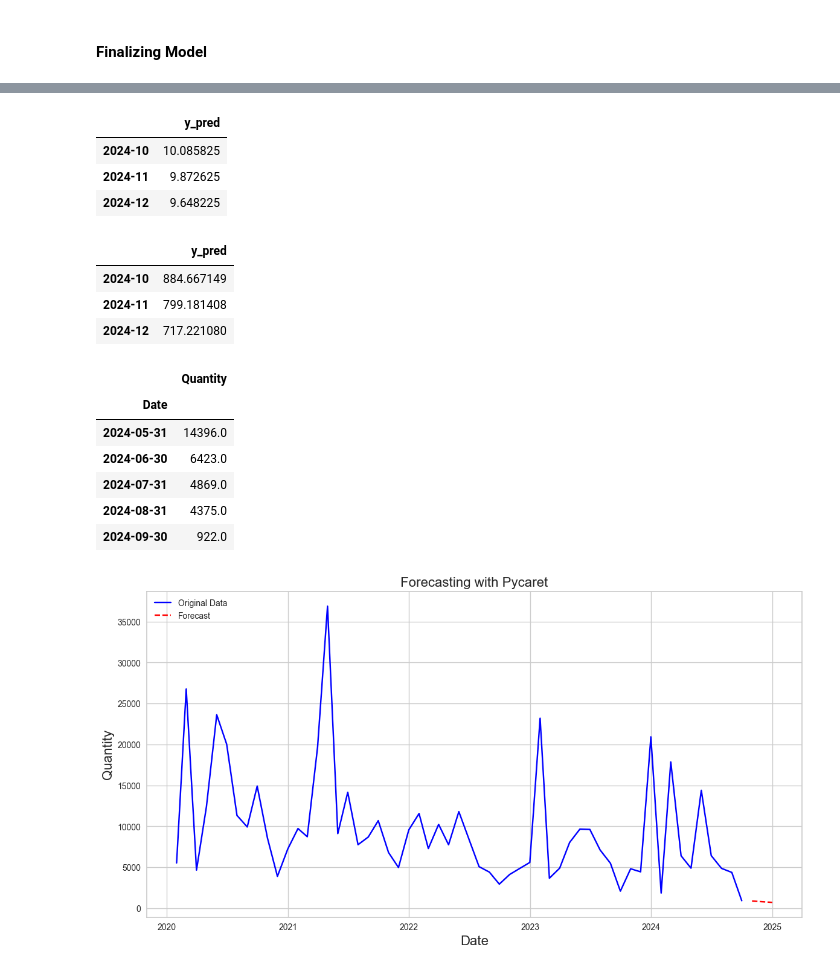
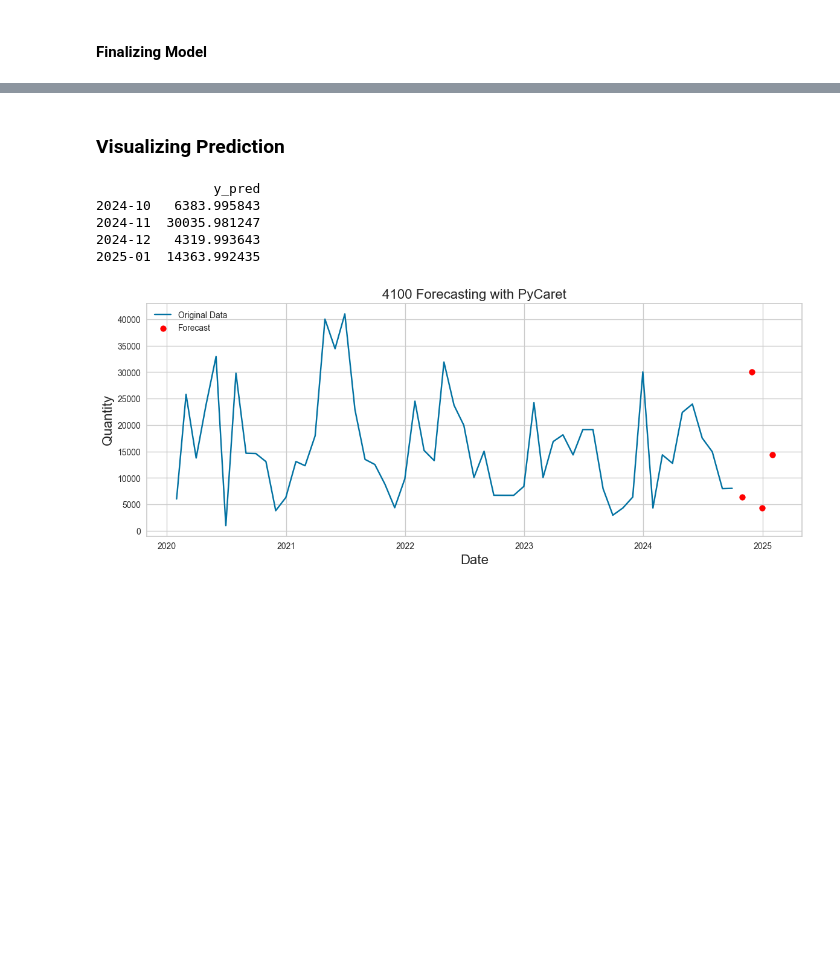
Before and after one commit to claytonshaw/Portfolio, a Jupyter notebook: Work/pycaret_forecasting.ipynb, the cells around one changed output, grey strips where cells are left out. Drawn from its saved outputs; the diff is of its cells as text; code cells hidden in the pictures; blank space fills up the shorter version.

```diff
--- a/Work/pycaret_forecasting.ipynb
+++ b/Work/pycaret_forecasting.ipynb
@@ -376,0 +384,5 @@ Fitting 3 folds for each of 10 candidates, totalling 30 fits
+# %%
+try:
+    tuned = exp.tune_model(best)
+except ValueError:
+    print("Could Not Tune")
@@ -381 +404,6 @@ final = exp.finalize_model(tuned)
+# %%
+try:
+    final = exp.finalize_model(tuned)
+except NameError:
+    final = exp.finalize_model(best)
 # %%
@@ -383,6 +411,5 @@ exp.plot_model(final, plot='forecast', data_kwargs={'fh':3})
 # %%
-
-unseen_predictions = exp.predict_model(final, fh=3)
+unseen_predictions = exp.predict_model(final, fh=forecast_lenth_array)
 unseen_predictions
 # %% [output]
 |  | y_pred |
@@ -402,45 +422,43 @@ last_original_value
-# %%
-# Reverse differencing (undo stationarity)
-reversed_diff_predictions = unseen_predictions.cumsum() + last_original_value
-reversed_diff_predictions
-# %% [output]
-|  | y_pred |
-| 2024-10 | 10.085825 |
-| 2024-11 | 9.872625 |
-| 2024-12 | 9.648225 |
 # %%
-# Example lambda value for Box-Cox transformation
+from scipy.special import inv_boxcox
+
+last_original_value = box_cox_df['boxcox_units'].iloc[-1]
+
+# Reverse differencing (undo stationarity) if we applied it
+if p_value < 0.05:
+    reversed_diff_predictions = unseen_predictions
+else:
+    reversed_diff_predictions = unseen_predictions.cumsum() + last_original_value
+
+# lambda value for Box-Cox transformation
 boxcox_lambda = optimal_lambda
 
 # Reverse Box-Cox transformation
 original_scale_predictions = inv_boxcox(reversed_diff_predictions, boxcox_lambda)
-original_scale_predictions
-# %% [output]
-|  | y_pred |
-| 2024-10 | 884.667149 |
-| 2024-11 | 799.181408 |
-| 2024-12 | 717.221080 |
 # %%
+# making it so we can plot the forecast
 unchanged_df.index = unchanged_df['Date']
 unchanged_df = unchanged_df.drop(columns = ['Date'])
-unchanged_df.tail()
-# %% [output]
-|  | Quantity |
-| Date |  |
-| 2024-05-31 | 14396.0 |
-| 2024-06-30 | 6423.0 |
-| 2024-07-31 | 4869.0 |
-| 2024-08-31 | 4375.0 |
-| 2024-09-30 | 922.0 |
+# %% [markdown]
+### Visualizing Prediction
 # %%
-# plot original data and forecast
-plt.figure(figsize=(14, 7))
-plt.plot(unchanged_df.index, unchanged_df['Quantity'], label='Original Data', color='blue')
-plt.plot(original_scale_predictions.index, original_scale_predictions, label='Forecast', color='red', linestyle='--')
-plt.title('Forecasting with Pycaret', fontsize=16)
+# viewing forecast quantity
+print(original_scale_predictions)
+
+# plotting forecast with original data
+plt.figure(figsize=(14, 5))
+plt.plot(unchanged_df.index, unchanged_df['Quantity'], label='Original Data')
+plt.scatter(original_scale_predictions.index, original_scale_predictions, color='red', label='Forecast', s=50)
+plt.title(f'{item} Forecasting with PyCaret', fontsize=16)
 plt.xlabel('Date', fontsize=16)
 plt.ylabel('Quantity', fontsize=16)
 plt.legend(loc='upper left')
+
 plt.show()
 # %% [output]
+               y_pred
+2024-10   6383.995843
+2024-11  30035.981247
+2024-12   4319.993643
+2025-01  14363.992435
-[figure, old version]
+[figure, new version]
```
Also changed, not shown: parts of 39 cells of this notebook.
